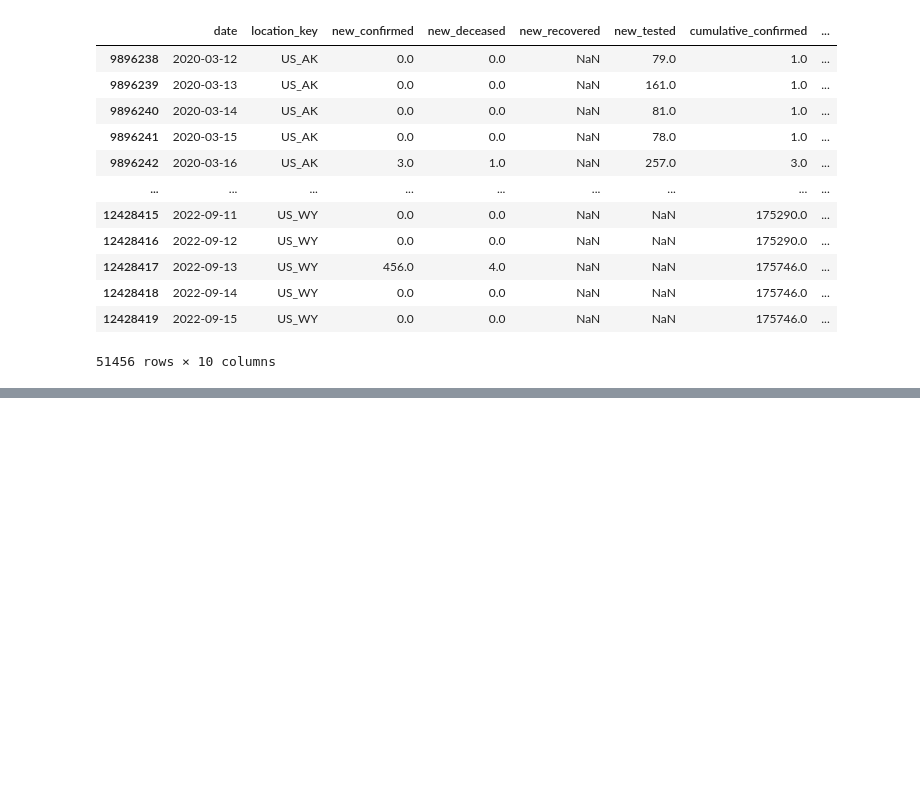
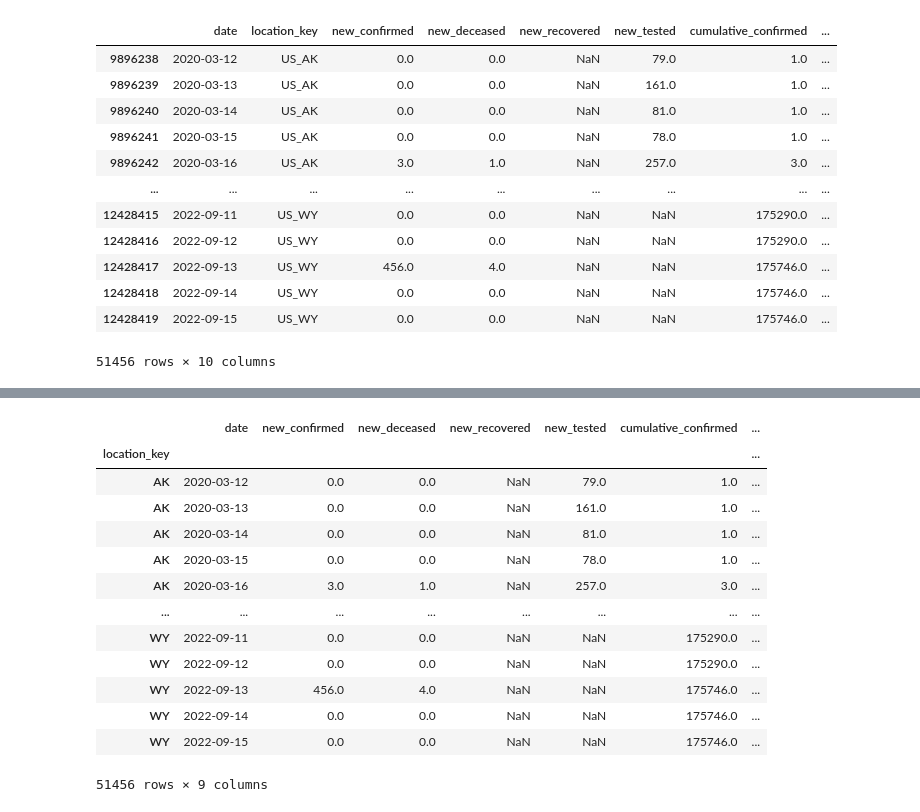
Before and after one commit to andrewjmack/covid-data-visualization, a Jupyter notebook: Covid_cleaning.ipynb, the cells around one changed output, grey strips where cells are left out. Drawn from its saved outputs; the diff is of its cells as text; code cells hidden in the pictures; blank space fills up the shorter version.

Commit message:
Commit of all the cleanings being done
Cleaning of all 3 csv files done

```diff
--- a/Covid_cleaning.ipynb
+++ b/Covid_cleaning.ipynb
@@ -89,3 +117,20 @@ us_epi
 # %%
+#cleaning additional by setting the index
 us_epi_cleaned = us_epi.set_index(['location_key'])
+us_epi_cleaned
+# %% [output]
+|  | date | new_confirmed | new_deceased | new_recovered | new_tested | cumulative_confirmed | ... |
+| location_key |  |  |  |  |  |  | ... |
+| AK | 2020-03-12 | 0.0 | 0.0 | NaN | 79.0 | 1.0 | ... |
+| AK | 2020-03-13 | 0.0 | 0.0 | NaN | 161.0 | 1.0 | ... |
+| AK | 2020-03-14 | 0.0 | 0.0 | NaN | 81.0 | 1.0 | ... |
+| AK | 2020-03-15 | 0.0 | 0.0 | NaN | 78.0 | 1.0 | ... |
+| AK | 2020-03-16 | 3.0 | 1.0 | NaN | 257.0 | 3.0 | ... |
+| ... | ... | ... | ... | ... | ... | ... | ... |
+| WY | 2022-09-11 | 0.0 | 0.0 | NaN | NaN | 175290.0 | ... |
+| WY | 2022-09-12 | 0.0 | 0.0 | NaN | NaN | 175290.0 | ... |
+| WY | 2022-09-13 | 456.0 | 4.0 | NaN | NaN | 175746.0 | ... |
+| WY | 2022-09-14 | 0.0 | 0.0 | NaN | NaN | 175746.0 | ... |
+| WY | 2022-09-15 | 0.0 | 0.0 | NaN | NaN | 175746.0 | ... |
+51456 rows × 9 columns
 # %%
```
Also changed, not shown: parts of 23 cells of this notebook, 3 other files.
